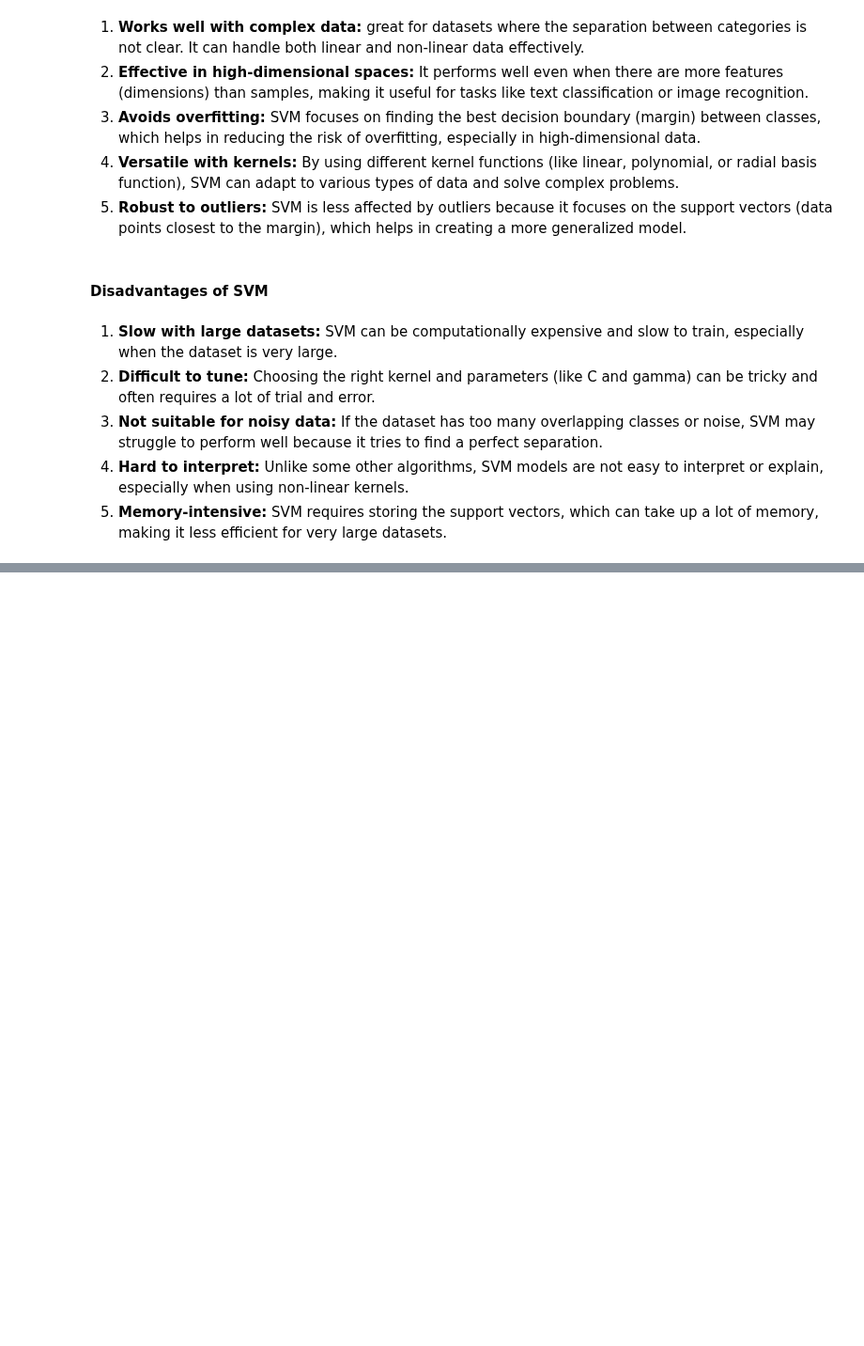
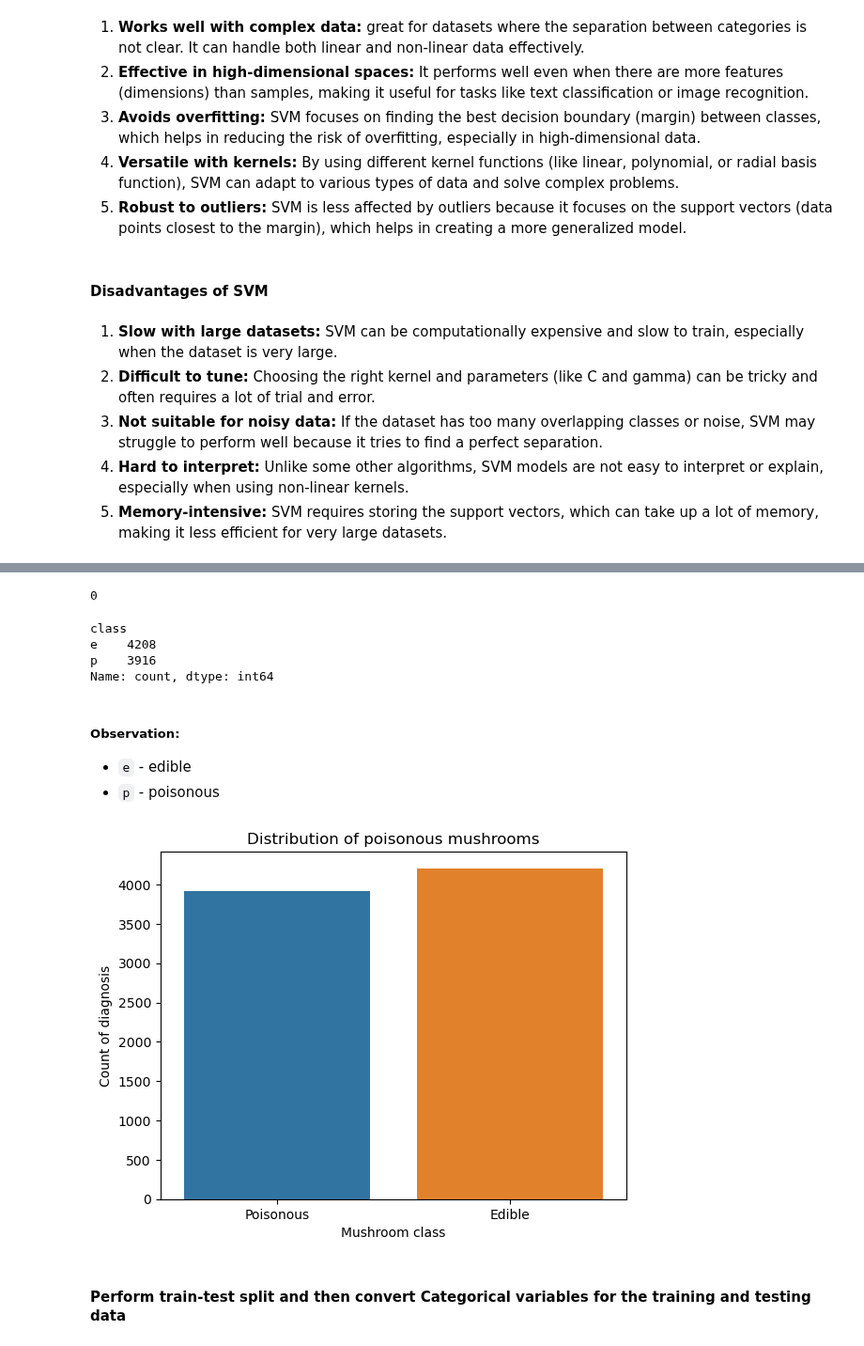
Before and after one commit to aninditadash/Introduction_to_machine_learning, a Jupyter notebook: supervised_learning/Classification/3.SL_Classification_DT_RT_SVM.ipynb, the cells around one changed output, grey strips where cells are left out. Shown at 94% size. Saved outputs shown, nothing was run; the diff lists cells and outputs as text; code cells hidden in the pictures; blank space fills up the shorter version.

```diff
--- a/supervised_learning/Classification/3.SL_Classification_DT_RT_SVM.ipynb
+++ b/supervised_learning/Classification/3.SL_Classification_DT_RT_SVM.ipynb
@@ -896,0 +691,3 @@ All parameter combinations and their scores:
+# %%
+df = pd.read_csv('datasets/mushrooms.csv')
+df.head()
@@ -896,0 +754,30 @@ All parameter combinations and their scores:
+# %%
+# Check for duplicate values
+duplicate_values = df.duplicated().sum()
+duplicate_values
+# %% [output]
+0
+# %%
+df["class"].value_counts()
+# %% [output]
+class
+e    4208
+p    3916
+Name: count, dtype: int64
+# %% [markdown]
+##### __Observation:__
+
+- `e` - edible
+- `p` - poisonous
+# %%
+# Distribution of the target variable
+sns.countplot(x="class", data = df, hue='class')
+plt.title("Distribution of poisonous mushrooms")
+plt.xlabel("Mushroom class")
+plt.ylabel("Count of diagnosis")
+plt.xticks([0, 1], ['Poisonous', 'Edible'])
+plt.show()
+# %% [output]
+[figure, added]
+# %% [markdown]
+#### __Perform train-test split and then convert Categorical variables for the training and testing data__
```
Also changed, not shown: parts of 28 cells of this notebook, 2 other files.
